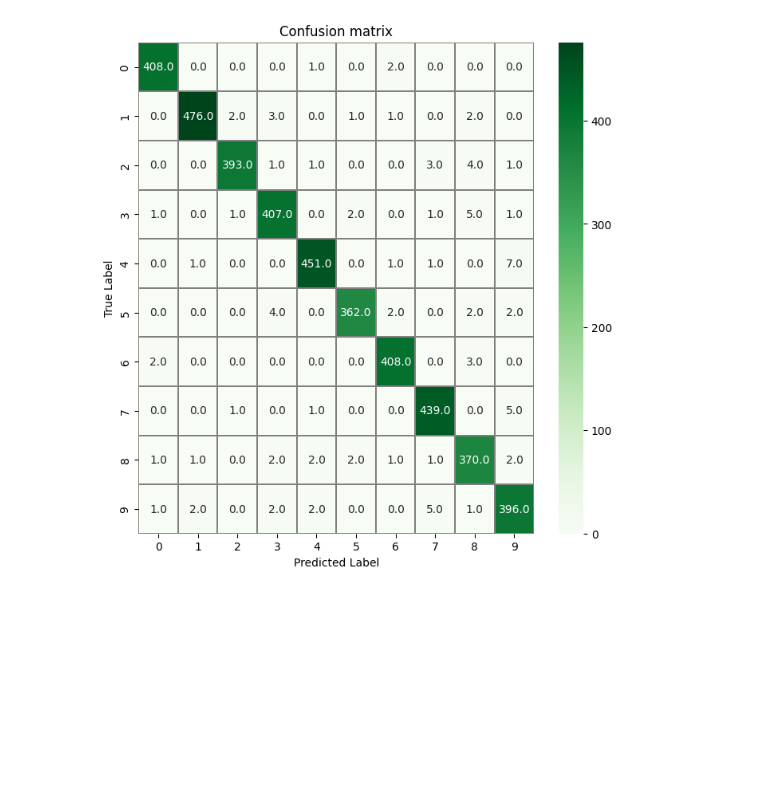
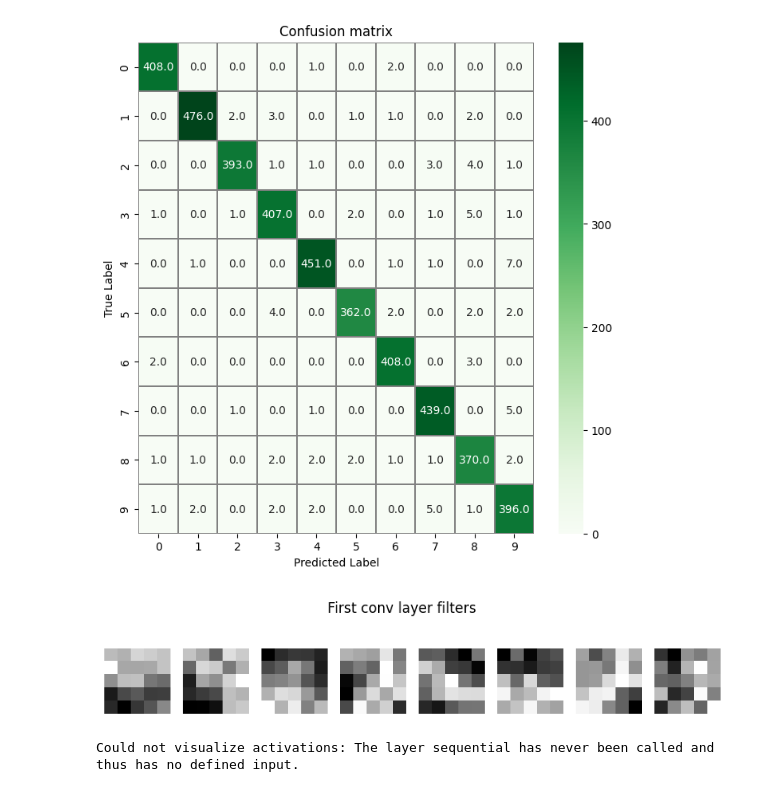
Before and after one commit to y-Zhang123/Machine-Learning, a Jupyter notebook: Neural network/img_recog.ipynb, the cells around one changed output. Saved outputs shown, nothing was run; the diff lists cells and outputs as text; code cells hidden in the pictures; blank space fills up the shorter version.

Commit message:
add a visualization of the first conv layer filters

```diff
--- a/Neural network/img_recog.ipynb
+++ b/Neural network/img_recog.ipynb
@@ -306,3 +306,50 @@ plt.show()
 # %% [output]
 132/132 ━━━━━━━━━━━━━━━━━━━━ 1s 4ms/step
 [figure]
+# %%
+import matplotlib.pyplot as plt
+from tensorflow.keras.layers import Conv2D
+
+# Visualize filters of the first Conv2D layer
+try:
+    w = model.layers[0].get_weights()[0]  # (kh, kw, in_ch, out_ch)
+    n_filters = w.shape[-1]
+    fig, axes = plt.subplots(1, n_filters, figsize=(n_filters*1.2,2))
+    w_min, w_max = w.min(), w.max()
+    for i in range(n_filters):
+        filt = w[:,:,:,i]
+        filt = (filt - w_min) / (w_max - w_min + 1e-8)
+        if filt.shape[2] == 1:
+            axes[i].imshow(filt[:,:,0], cmap='gray')
+        else:
+            axes[i].imshow(filt)
+        axes[i].axis('off')
+    plt.suptitle('First conv layer filters')
+    plt.show()
+except Exception as e:
+    print('Could not visualize filters:', e)
+
+# Visualize activations for a single sample
+try:
+    from tensorflow.keras.models import Model
+    # find first Conv2D layer index
+    conv_idx = next(i for i,layer in enumerate(model.layers) if isinstance(layer, Conv2D))
+    act_model = Model(inputs=model.input, outputs=model.layers[conv_idx].output)
+    sample = X_train[0:1]
+    activations = act_model.predict(sample)
+    n_acts = activations.shape[-1]
+    cols = min(8, n_acts)
+    rows = (n_acts + cols - 1) // cols
+    fig, axes = plt.subplots(rows, cols, figsize=(cols*1.5, rows*1.5))
+    for i in range(n_acts):
+        r, c = divmod(i, cols)
+        ax = axes[r, c] if rows>1 else axes[c]
+        ax.imshow(activations[0,:,:,i], cmap='viridis')
+        ax.axis('off')
+    plt.suptitle('Activations (first conv layer)')
+    plt.show()
+except Exception as e:
+    print('Could not visualize activations:', e)
+# %% [output]
+[figure, added]
+Could not visualize activations: The layer sequential has never been called and thus has no defined input.
```
